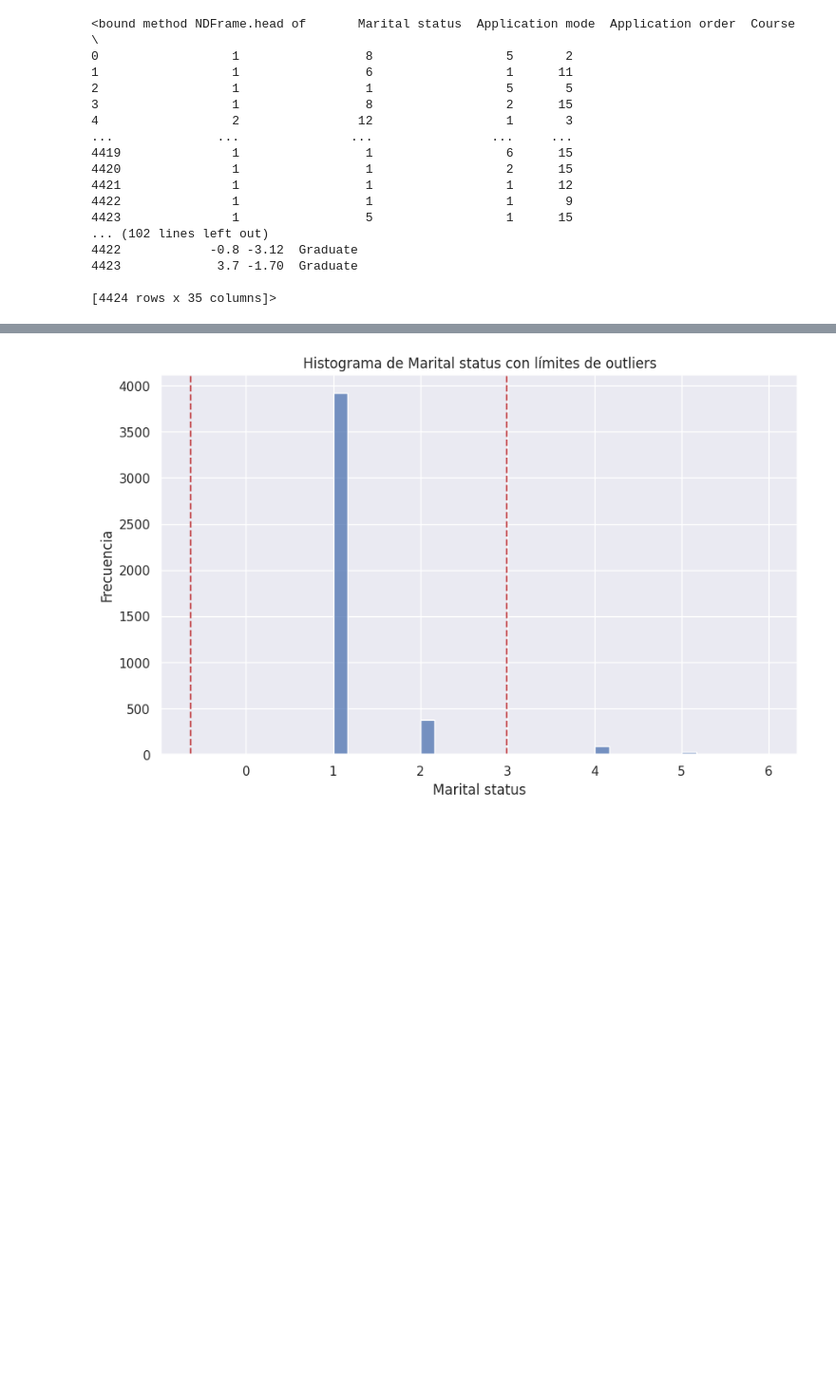
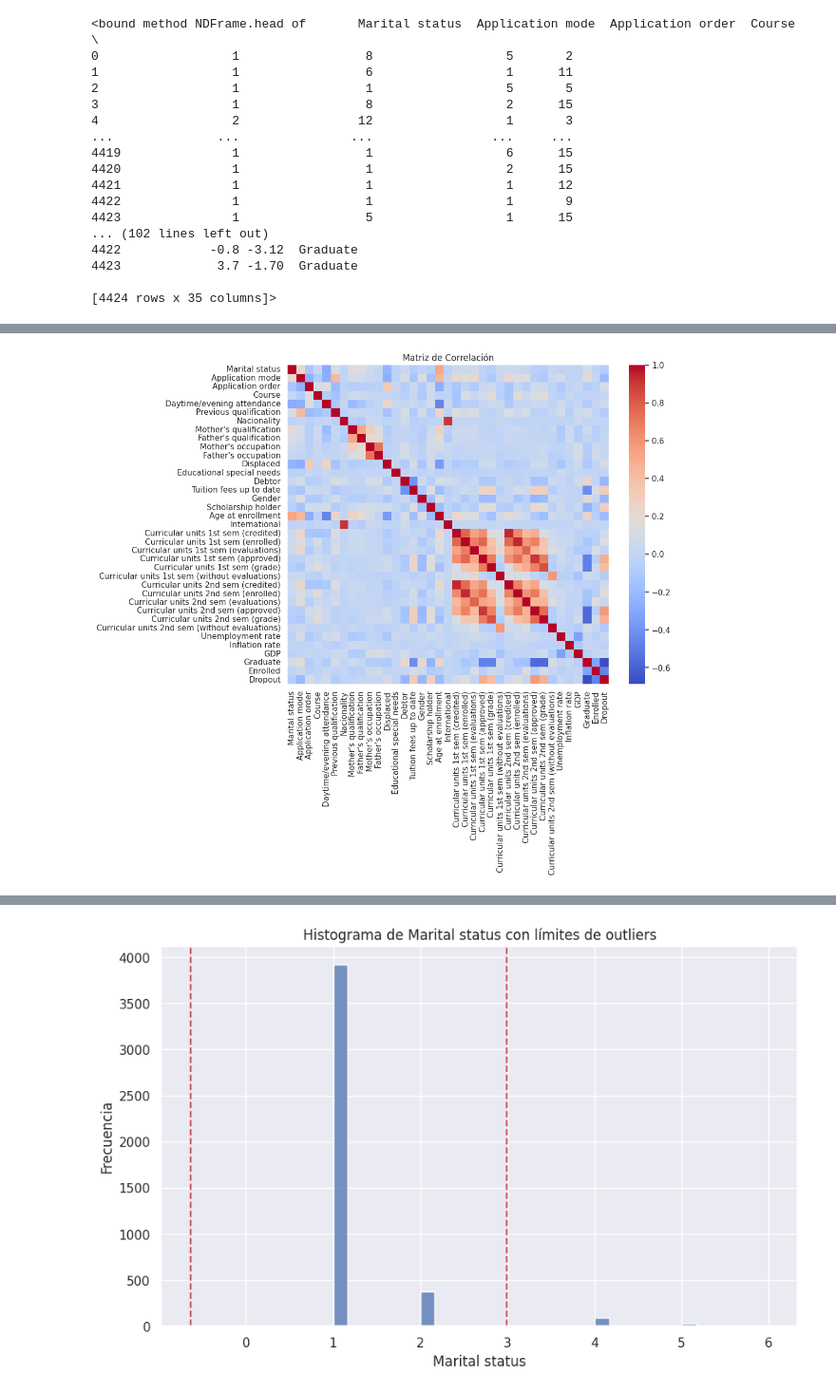
Before and after one commit to Ivanavena04/estudiantes, a Jupyter notebook: Estudiantes.ipynb, the cells around one changed output, grey strips where cells are left out. Shown at 95% size. Drawn from its saved outputs; the diff is of its cells as text; code cells hidden in the pictures; blank space fills up the shorter version.

```diff
--- a/Estudiantes.ipynb
+++ b/Estudiantes.ipynb
@@ -71,0 +163,28 @@ print(data.head)
+# %%
+# Seleccionar solo columnas numéricas
+numerical_data = data.select_dtypes(include=[np.number])
+
+# Calcular la matriz de correlación
+correlation_matrix = numerical_data.corr(method='pearson')
+
+# Crear un DataFrame para almacenar pares de correlación
+correlation_pairs = correlation_matrix.unstack().reset_index()
+correlation_pairs.columns = ['Variable 1', 'Variable 2', 'Correlation']
+
+# Filtrar los pares con una correlación significativa
+significant_pairs = correlation_pairs[(correlation_pairs['Correlation'] > 0.7) | (correlation_pairs['Correlation'] < -0.7)]
+
+# Eliminar duplicados (por ejemplo, (A, B) y (B, A))
+significant_pairs = significant_pairs[significant_pairs['Variable 1'] != significant_pairs['Variable 2']]
+significant_pairs = significant_pairs.drop_duplicates(subset=['Correlation'], keep='first')
+
+# Ordenar por valor de correlación
+significant_pairs = significant_pairs.sort_values(by='Correlation', ascending=False)
+
+# Crear el mapa de calor sin números
+plt.figure(figsize=(10, 8))
+sns.heatmap(correlation_matrix, annot=False, cmap='coolwarm', fmt=".2f")
+plt.title('Matriz de Correlación')
+plt.show()
+# %% [output]
+[figure, added]
```
Also changed, not shown: parts of 32 cells of this notebook.
